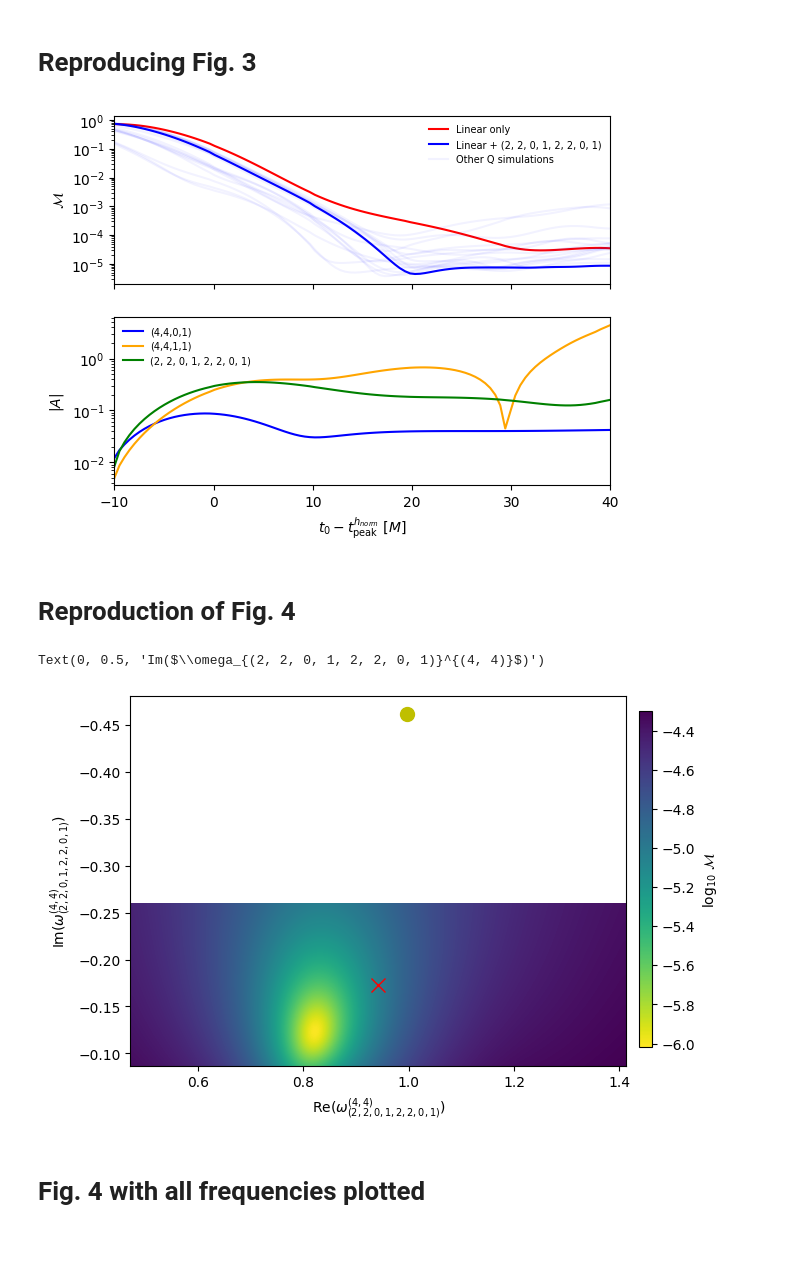
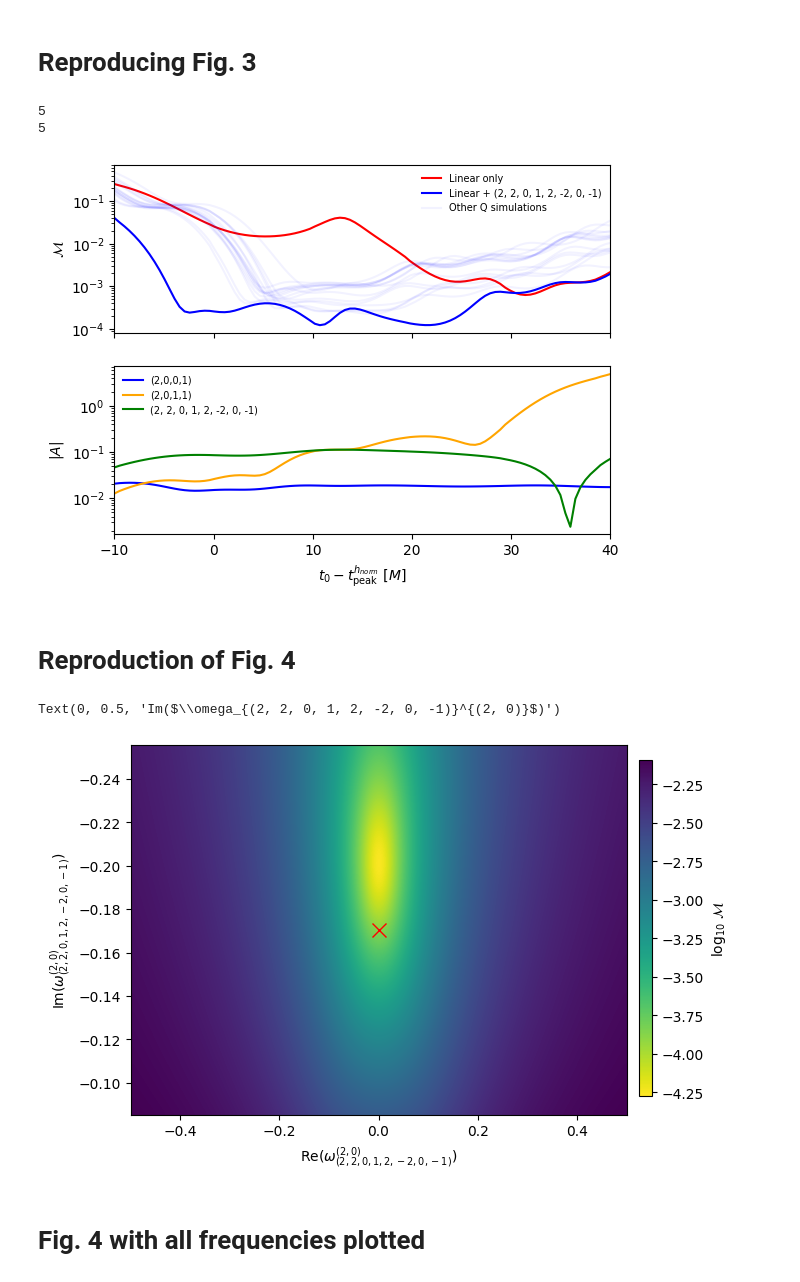
Before and after one commit to Richardvnd/quadratic_qnm, a Jupyter notebook: quadratic_mitman_other_modes.ipynb, the cells around one changed output. Drawn from its saved outputs; the diff is of its cells as text; code cells hidden in the pictures; blank space fills up the shorter version.

Commit message:
time variation free frequency memory chart

```diff
--- a/quadratic_mitman_other_modes.ipynb
+++ b/quadratic_mitman_other_modes.ipynb
@@ -120,8 +122,8 @@ Note this doesn't use the CCE waveforms.
 
 Assume linear model fits to a particular l,m using only the QNM harmonics of that l,m
 # %%
-quadratic_mode = (2,2,0,1,2,2,0,1)
-spherical_mode = (4,4)
+quadratic_mode = (2,2,0,1,2,-2,0,-1)
+spherical_mode = (2,0)
 t0 = 20
 sim = CCE_sim305
 #CCE_sim12
@@ -154,8 +156,8 @@ amp_array = np.zeros((5, len(start_times), len(sims)))
 model_l1 = [(lp,mp,n_i,1) for n_i in range(1+1)]
 model_l2 = [(lpp,mpp,n_i,1) for n_i in range(1+1)]
 
-model_l3 = [(l,m,n_i,1) for n_i in range(2+1)]
-model_q = [(l,m,n_i,1) for n_i in range(1+1)] + [quadratic_mode]
+model_l3 = [(l,m,n_i,1) for n_i in range(2+1)] + [(l,m,n_i,-1) for n_i in range(1+1)] # N=1 to keep same number of DoF
+model_q = [(l,m,n_i,1) for n_i in range(1+1)] + [(l,m,n_i,-1) for n_i in range(1+1)] + [quadratic_mode]
 
 l1_amp_index = model_l1.index((lp,mp,0,1))
 l2_amp_index = model_l2.index((lpp,mpp,0,1))
@@ -339,8 +347,11 @@ ax[1].legend()
 # %% [markdown]
 # Reproducing Fig. 3
 # %%
-model_l3 = [(l,m,n_i,1) for n_i in range(2+1)]
-model_q = [(l,m,n_i,1) for n_i in range(1+1)] + [quadratic_mode]
+model_l3 = [(l,m,n_i,1) for n_i in range(2+1)] + [(l,m,n_i,-1) for n_i in range(1+1)]
+model_q = [(l,m,n_i,1) for n_i in range(1+1)] + [(l,m,n_i,-1) for n_i in range(1+1)] + [quadratic_mode]
+
+print(len(model_l3))
+print(len(model_q))
 
 q1_amp_index = model_q.index((l,m,0,1))
 q2_amp_index = model_q.index((l,m,1,1))
@@ -432,13 +443,13 @@ ax[1].set_ylabel('$|A|$')
 _ = ax[0].legend(ncol=1, frameon=False, fontsize=7)
 _ = ax[1].legend(ncol=1, frameon=False, fontsize=7)
 # %% [output]
+5
+5
-[figure, old version]
+[figure, new version]
 # %% [markdown]
 # Reproduction of Fig. 4
 # %%
-sim = CCE_sim305
-
-model_q = [(l,m,n,1) for n in range(1+1)] + [quadratic_mode]
+model_q = [(l,m,n,1) for n in range(1+1)] + [(l,m,n,-1) for n in range(1+1)] + [quadratic_mode]
 
 re_min = -0.5
 re_max = 0.5
@@ -496,37 +507,37 @@ if frequencies[index].imag == 0:
 elif frequencies[index].real == 0:
     xmin = re_min
     xmax = re_max
 
 # Plot heatmap
 im = ax.imshow(
     np.log10(mm_grid),
     extent=[xmin, xmax, ymin, ymax],
     aspect='auto',
     origin='lower',
     interpolation='bicubic',
     cmap='viridis_r')
 
 ax.plot(frequencies[index].real, frequencies[index].imag, color='r', marker='x', markersize=10)
 
-next_freq = qnmfits.qnm.omega(l,m,2,1, s.chif_mag, Mf=s.Mf)
-ax.plot(next_freq.real, next_freq.imag, color='y', marker='o', markersize=10)
+#next_freq = qnmfits.qnm.omega(l,m,2,1, s.chif_mag, Mf=s.Mf)
+#ax.plot(next_freq.real, next_freq.imag, color='y', marker='o', markersize=10)
 
 #frequency_442= np.array(qnm.omega_list([(4,4,2,1)], sim.chif_mag, sim.Mf))
 #x_offset = frequency_442.real / frequencies.real[index]
 #y_offset = frequency_442.imag / frequencies.imag[index]
 
 #ax.plot(x_offset, y_offset, marker='o', markersize=3, color='k')
 
 # Color bar
 cax = fig.add_axes([0.92, 0.15, 0.02, 0.7])
 cbar = fig.colorbar(im, cax=cax)
 cbar.ax.set_ylabel('$\mathrm{log}_{10}\ \mathcal{M}$')
 
 ax.set_xlabel(f'Re($\omega_{{{quadratic_mode}}}^{{{spherical_mode}}}$)')
 ax.set_ylabel(f'Im($\omega_{{{quadratic_mode}}}^{{{spherical_mode}}}$)')
 # %% [output]
-Text(0, 0.5, 'Im($\\omega_{(2, 2, 0, 1, 2, 2, 0, 1)}^{(4, 4)}$)')
+Text(0, 0.5, 'Im($\\omega_{(2, 2, 0, 1, 2, -2, 0, -1)}^{(2, 0)}$)')
-[figure, old version]
+[figure, new version]
 # %% [markdown]
 # Fig. 4 with all frequencies plotted
 # %%
```
Also changed, not shown: parts of 10 cells of this notebook, 1 other file.
